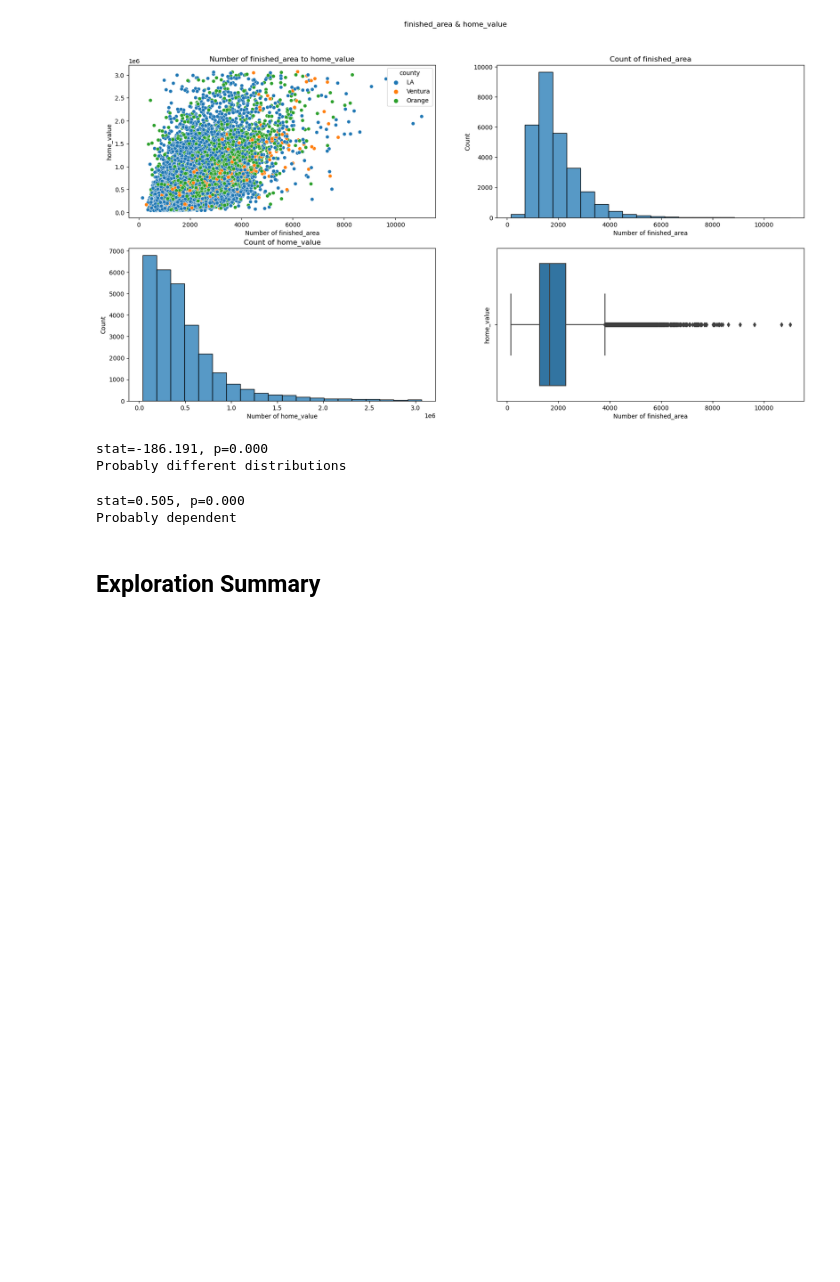
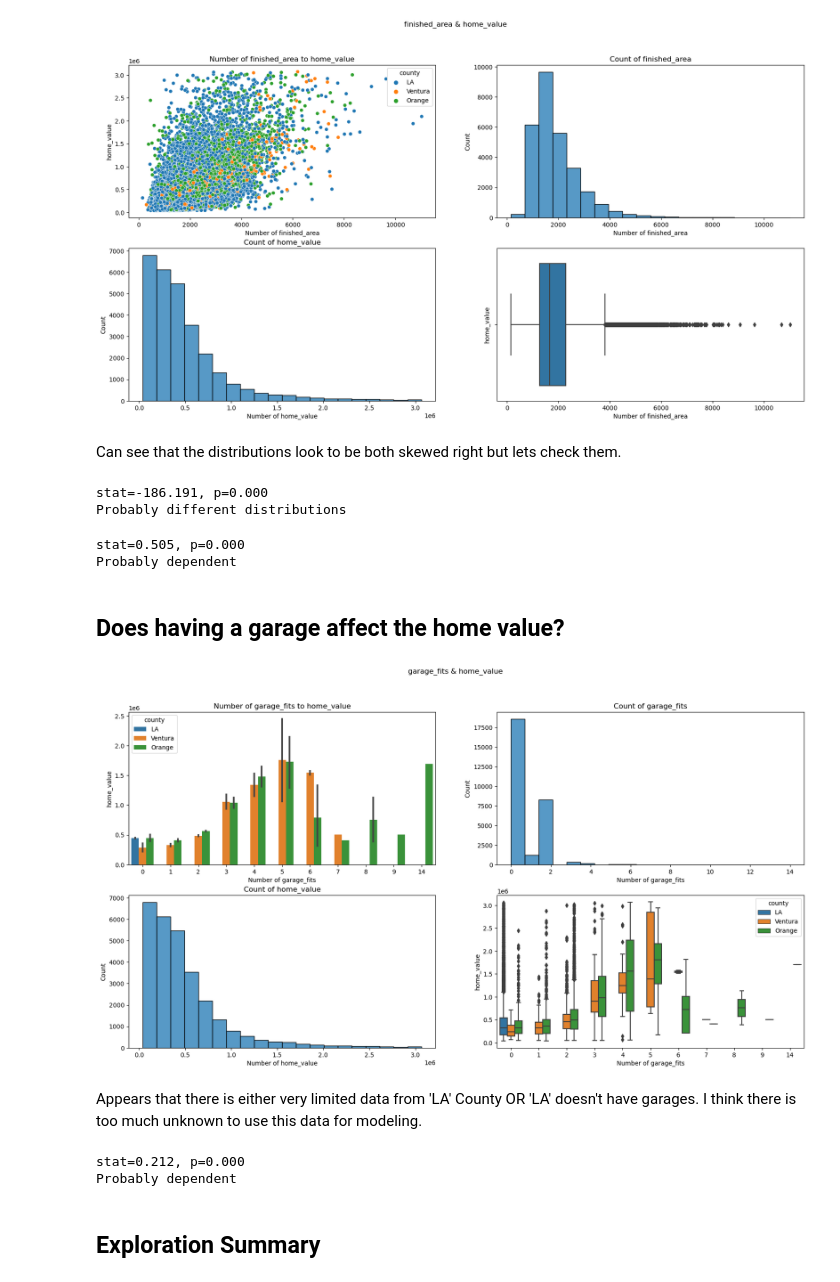
Before and after one commit to Joshua-Click/zillow-project, a Jupyter notebook: final_report.ipynb, the cells around one changed output. Drawn from its saved outputs; the diff is of its cells as text; code cells hidden in the pictures; blank space fills up the shorter version.

```diff
--- a/final_report.ipynb
+++ b/final_report.ipynb
@@ -171,4 +185,6 @@ Probably dependent
 w.contcont_four_graphs(train, 'finished_area', 'home_value', 'county')
 # %% [output]
 [figure]
+# %% [markdown]
+Can see that the distributions look to be both skewed right but lets check them.
 # %%
@@ -176,10 +193,26 @@ w.ttest_stat(train.finished_area, train.home_value)
 # %% [output]
 stat=-186.191, p=0.000
 Probably different distributions
-# %%
-w.spear_stat(train.finished_area, train.home_value)
-# %% [output]
-stat=0.505, p=0.000
-Probably dependent
+# %%
+# Test to see if home values and finisher area are dependent or independent of each other.
+w.spear_stat(train.finished_area, train.home_value)
+# %% [output]
+stat=0.505, p=0.000
+Probably dependent
+# %% [markdown]
+## Does having a garage affect the home value?
+# %%
+# run category and continuous graph function for visuals
+w.catcont_four_graphs(train, 'garage_fits', 'home_value', 'county')
+# %% [output]
+[figure, added]
+# %% [markdown]
+Appears that there is either very limited data from 'LA' County OR 'LA' doesn't have garages. I think there is too much unknown to use this data for modeling.
+# %%
+# Test to see if home values and garages are dependent or independent of each other.
+w.spear_stat(train.garage_fits, train.home_value)
+# %% [output]
+stat=0.212, p=0.000
+Probably dependent
 # %% [markdown]
 ## Exploration Summary
```
Also changed, not shown: parts of 34 cells of this notebook, 3 other files.
